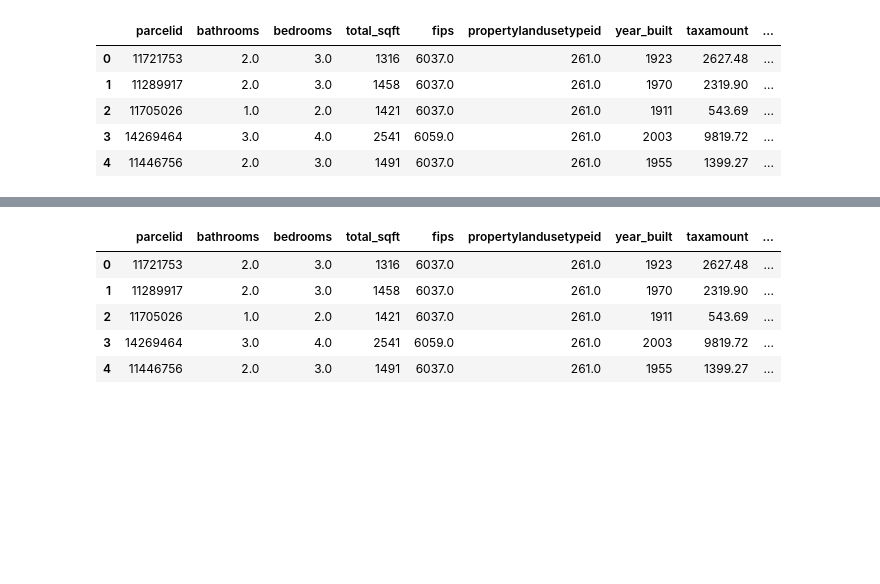
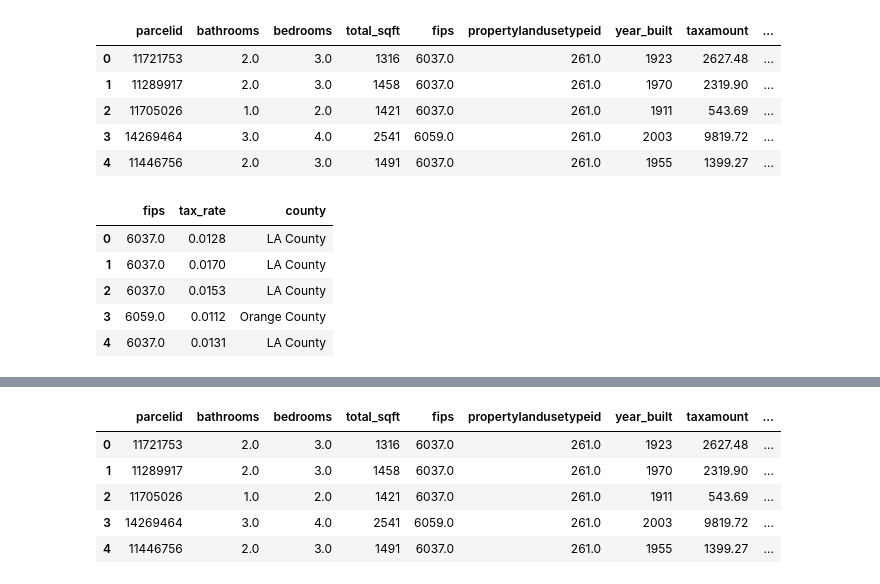
Before and after one commit to Brooke-Holyoak/zillow_regression_project, a Jupyter notebook: explore.ipynb, the cells around one changed output, grey strips where cells are left out. Cells and saved outputs as stored; diff of their text form; code cells hidden in the pictures; blank space fills up the shorter version.

```diff
--- a/explore.ipynb
+++ b/explore.ipynb
@@ -54,3 +76,16 @@ df.head()
 | 2 | 11705026 | 1.0 | 2.0 | 1421 | 6037.0 | 261.0 | 1911 | 543.69 | ... |
 | 3 | 14269464 | 3.0 | 4.0 | 2541 | 6059.0 | 261.0 | 2003 | 9819.72 | ... |
 | 4 | 11446756 | 2.0 | 3.0 | 1491 | 6037.0 | 261.0 | 1955 | 1399.27 | ... |
+# %%
+#Creating a dataframe that contains tax rates for the three counties in this dataset.
+# LA County is 6037, Orange County is 6059, and Ventura County is 6111.
+tax_df = df[['fips', 'tax_rate']]
+tax_df['county'] = tax_df['fips'].map({6037: 'LA County', 6059: 'Orange County', 6111: 'Ventura County'})
+tax_df.head()
+# %% [output]
+|  | fips | tax_rate | county |
+| 0 | 6037.0 | 0.0128 | LA County |
+| 1 | 6037.0 | 0.0170 | LA County |
+| 2 | 6037.0 | 0.0153 | LA County |
+| 3 | 6059.0 | 0.0112 | Orange County |
+| 4 | 6037.0 | 0.0131 | LA County |
```
Also changed, not shown: parts of 22 cells of this notebook.
